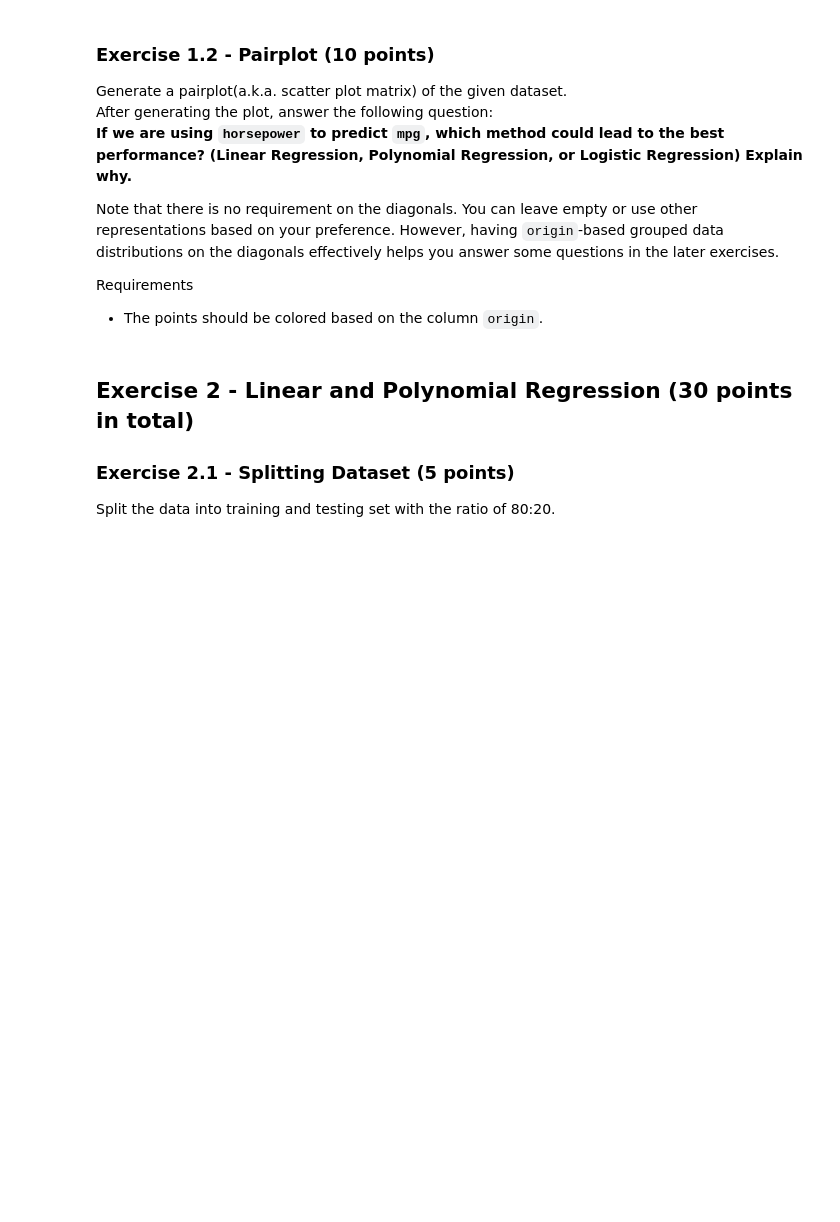
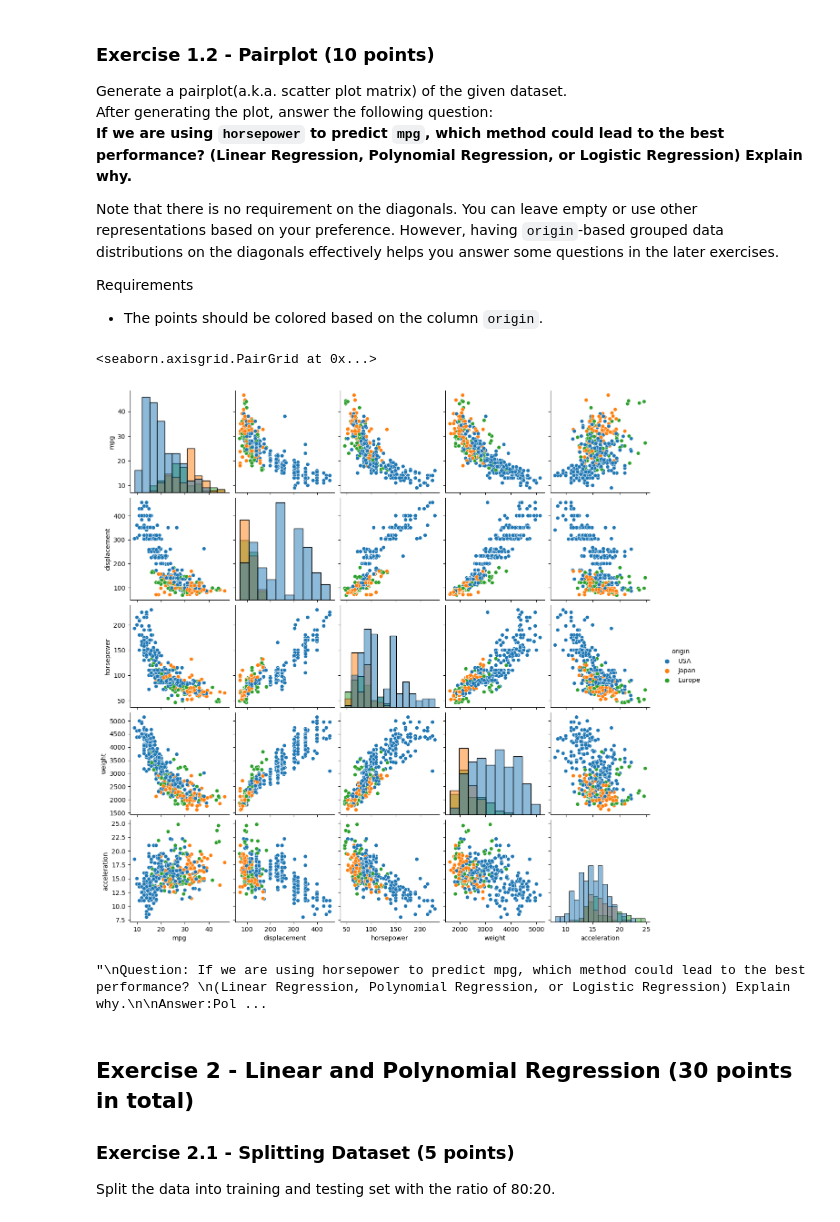
Before and after one commit to tajsharma/ecs171, a Jupyter notebook: hw1/HW1.ipynb, the cells around one changed output. Saved outputs shown, nothing was run; the diff lists cells and outputs as text; code cells hidden in the pictures; blank space fills up the shorter version.

Commit message:
complete pairplot cell

```diff
--- a/hw1/HW1.ipynb
+++ b/hw1/HW1.ipynb
@@ -69,6 +69,23 @@ Note that there is no requirement on the diagonals. You can leave empty or use o
 
 Requirements
  - The points should be colored based on the column ``origin``.
+# %%
+sns.pairplot(dataset,hue='origin',diag_kind='hist')
+#creates a pairplot and sets the diagonals to histogram outputs
+# %% [output]
+<seaborn.axisgrid.PairGrid at 0x...>
+[figure, added]
+# %%
+'''
+Question: If we are using horsepower to predict mpg, which method could lead to the best performance?
+(Linear Regression, Polynomial Regression, or Logistic Regression) Explain why.
+
+Answer:Polynomial regression can result in the best because we can't make a line through the data
+and assume a linear relationship between the two. This is why polynomial regression would be good in this
+case as it can create more complex lines based on our data and the complexities that it may hold.
+'''
+# %% [output]
+"\nQuestion: If we are using horsepower to predict mpg, which method could lead to the best performance? \n(Linear Regression, Polynomial Regression, or Logistic Regression) Explain why.\n\nAnswer:Pol ...
 # %% [markdown]
 ## Exercise 2 - Linear and Polynomial Regression (30 points in total)
 
```
